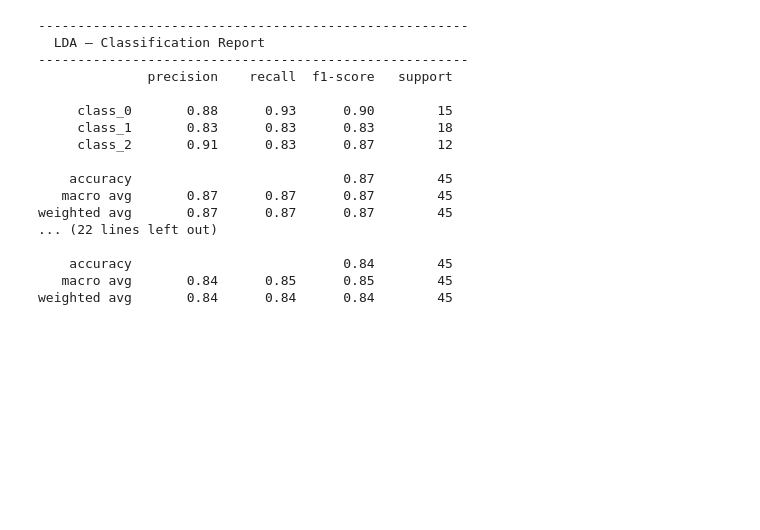
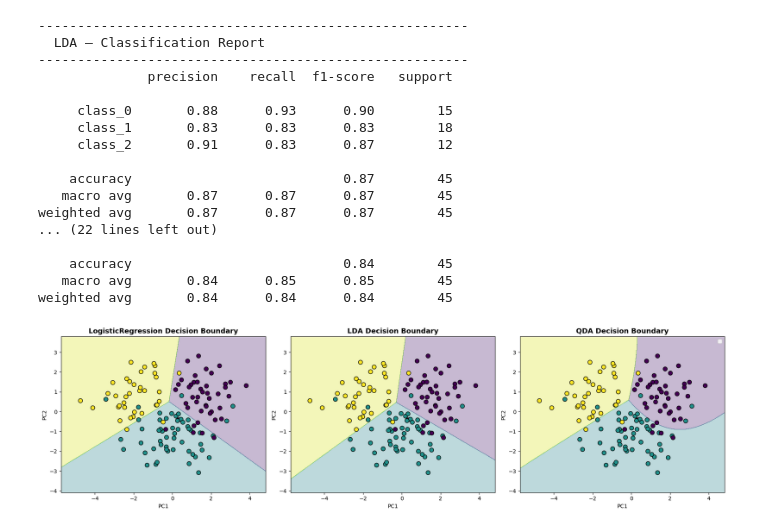
Before and after one commit to tjmeltesen/AML, a Jupyter notebook: HW/HW6/hw6.ipynb, the cells around one changed output. Drawn from its saved outputs; the diff is of its cells as text; code cells hidden in the pictures; blank space fills up the shorter version.

Commit message:
visuallizations

```diff
--- a/HW/HW6/hw6.ipynb
+++ b/HW/HW6/hw6.ipynb
@@ -148,3 +148,41 @@ weighted avg       0.87      0.87      0.87        45
     accuracy                           0.84        45
    macro avg       0.84      0.85      0.85        45
 weighted avg       0.84      0.84      0.84        45
+# %%
+from sklearn.decomposition import PCA
+
+pca = PCA(n_components=2)
+x_train_pca = pca.fit_transform(x_train)
+x_test_pca = pca.transform(x_test)
+
+# Fit models on PCA-transformed data
+models_pca = {
+    'LogisticRegression': LogisticRegression(max_iter=1000, random_state=42).fit(x_train_pca, y_train),
+    'LDA': LinearDiscriminantAnalysis().fit(x_train_pca, y_train),
+    'QDA': QuadraticDiscriminantAnalysis().fit(x_train_pca, y_train)
+}
+
+# Create meshgrid
+h = 0.02
+x_min, x_max = x_train_pca[:, 0].min() - 1, x_train_pca[:, 0].max() + 1
+y_min, y_max = x_train_pca[:, 1].min() - 1, x_train_pca[:, 1].max() + 1
+xx, yy = np.meshgrid(np.arange(x_min, x_max, h),
+                     np.arange(y_min, y_max, h))
+grid = np.c_[xx.ravel(), yy.ravel()]
+
+# Plot
+fig, axes = plt.subplots(1, 3, figsize=(18, 5))
+for ax, (name, model) in zip(axes, models_pca.items()):
+    Z = model.predict(grid)
+    Z = Z.reshape(xx.shape)
+    ax.contourf(xx, yy, Z, alpha=0.3, cmap='viridis')
+    scatter = ax.scatter(x_train_pca[:, 0], x_train_pca[:, 1], c=y_train, cmap='viridis', edgecolor='k', s=60)
+    ax.set_title(f'{name} Decision Boundary', fontsize=13, fontweight='bold')
+    ax.set_xlabel('PC1')
+    ax.set_ylabel('PC2')
+#fig.colorbar(scatter, ax=axes, label='Class Label')
+plt.tight_layout()
+plt.legend()
+plt.show()
+# %% [output]
+[figure, added]
```
Also changed, not shown: 2 other files.
